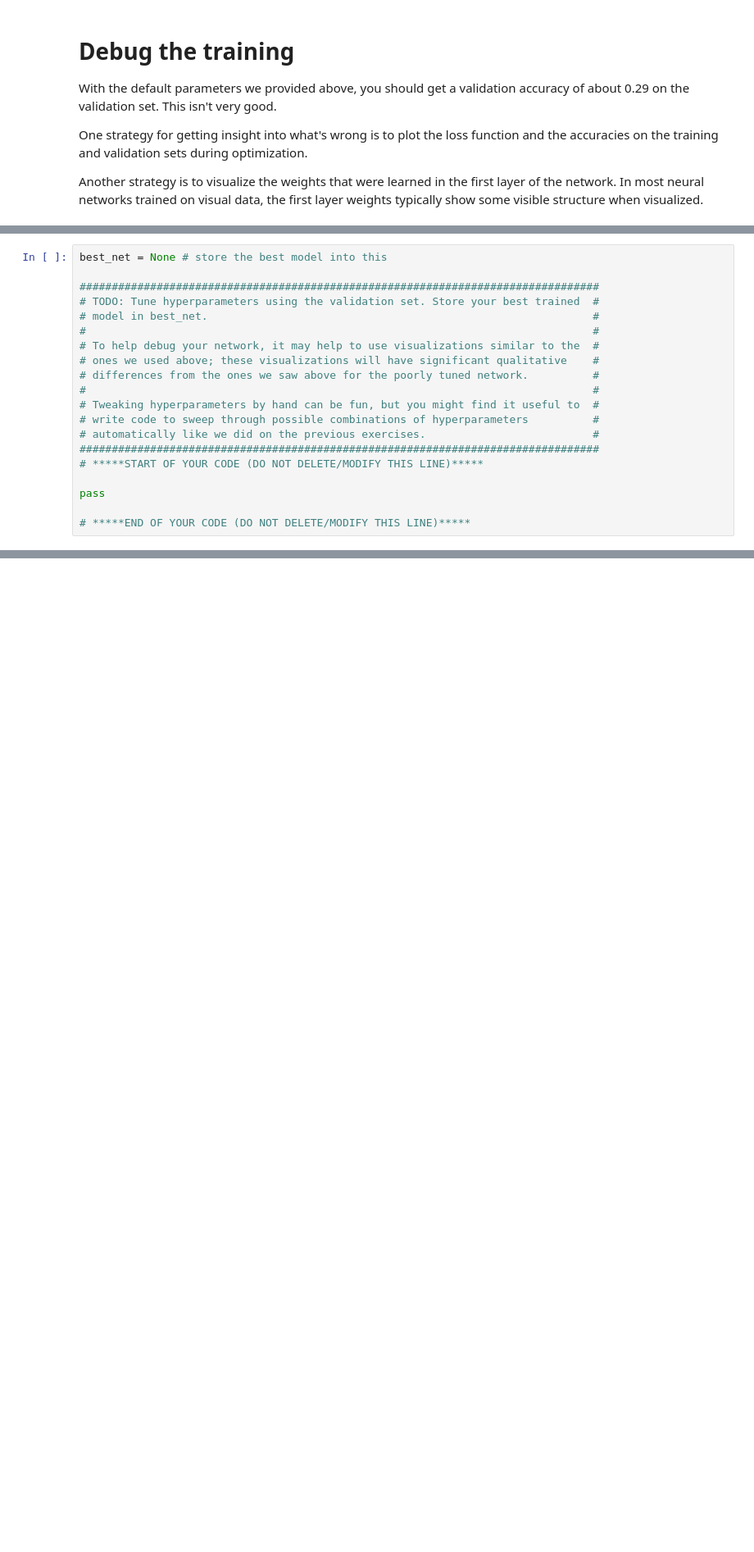
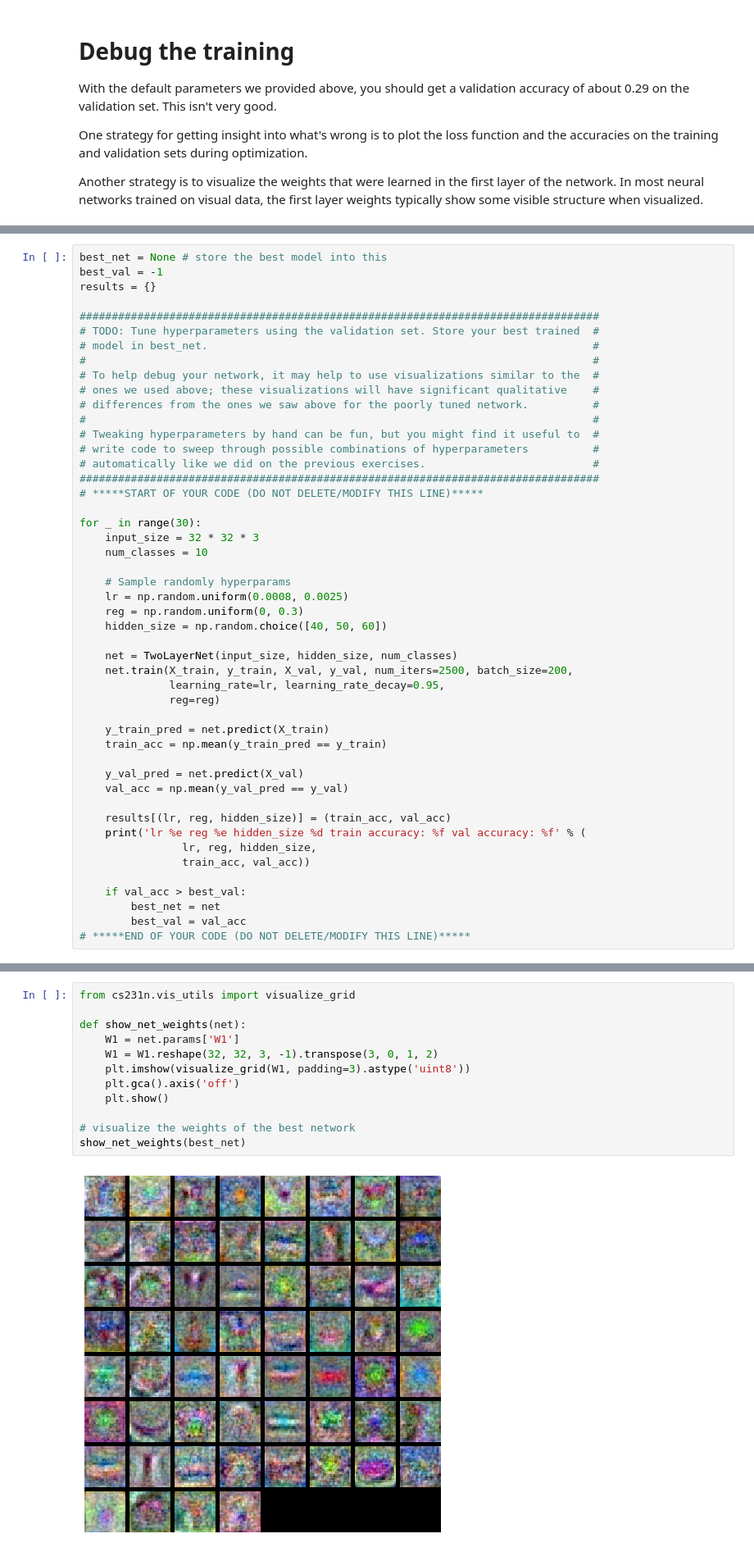
Before and after one commit to aduzhinskaya/cs231n, a Jupyter notebook: assignment1/two_layer_net.ipynb, the cells around one changed output, grey strips where cells are left out. Shown at 82% size. Drawn from its saved outputs; the diff is of its cells as text; blank space fills up the shorter version.

```diff
--- a/assignment1/two_layer_net.ipynb
+++ b/assignment1/two_layer_net.ipynb
@@ -328,5 +550,7 @@ $\color{blue}{\textit Your Answer:}$
 # %%
 best_net = None # store the best model into this
+best_val = -1
+results = {}
 
 #################################################################################
 # TODO: Tune hyperparameters using the validation set. Store your best trained  #
@@ -342,6 +566,32 @@ best_net = None # store the best model into this
 #################################################################################
 # *****START OF YOUR CODE (DO NOT DELETE/MODIFY THIS LINE)*****
 
-pass
+for _ in range(30):
+    input_size = 32 * 32 * 3
+    num_classes = 10
 
+    # Sample randomly hyperparams
+    lr = np.random.uniform(0.0008, 0.0025)
+    reg = np.random.uniform(0, 0.3)
+    hidden_size = np.random.choice([40, 50, 60])
+
+    net = TwoLayerNet(input_size, hidden_size, num_classes)
+    net.train(X_train, y_train, X_val, y_val, num_iters=2500, batch_size=200,
+              learning_rate=lr, learning_rate_decay=0.95,
+              reg=reg)
+
+    y_train_pred = net.predict(X_train)
+    train_acc = np.mean(y_train_pred == y_train)
+
+    y_val_pred = net.predict(X_val)
+    val_acc = np.mean(y_val_pred == y_val)
+
+    results[(lr, reg, hidden_size)] = (train_acc, val_acc)
+    print('lr %e reg %e hidden_size %d train accuracy: %f val accuracy: %f' % (
+                lr, reg, hidden_size,
+                train_acc, val_acc))
+
+    if val_acc > best_val:
+        best_net = net
+        best_val = val_acc
 # *****END OF YOUR CODE (DO NOT DELETE/MODIFY THIS LINE)*****
@@ -351,3 +616,17 @@ show_net_weights(best_net)
+# %%
+from cs231n.vis_utils import visualize_grid
+
+def show_net_weights(net):
+    W1 = net.params['W1']
+    W1 = W1.reshape(32, 32, 3, -1).transpose(3, 0, 1, 2)
+    plt.imshow(visualize_grid(W1, padding=3).astype('uint8'))
+    plt.gca().axis('off')
+    plt.show()
+
+# visualize the weights of the best network
+show_net_weights(best_net)
+# %% [output]
+[figure, added]
 # %% [markdown]
 # Run on the test set
 When you are done experimenting, you should evaluate your final trained network on the test set; you should get above 48%.
```
Also changed, not shown: parts of 25 cells of this notebook, 1 other file.
